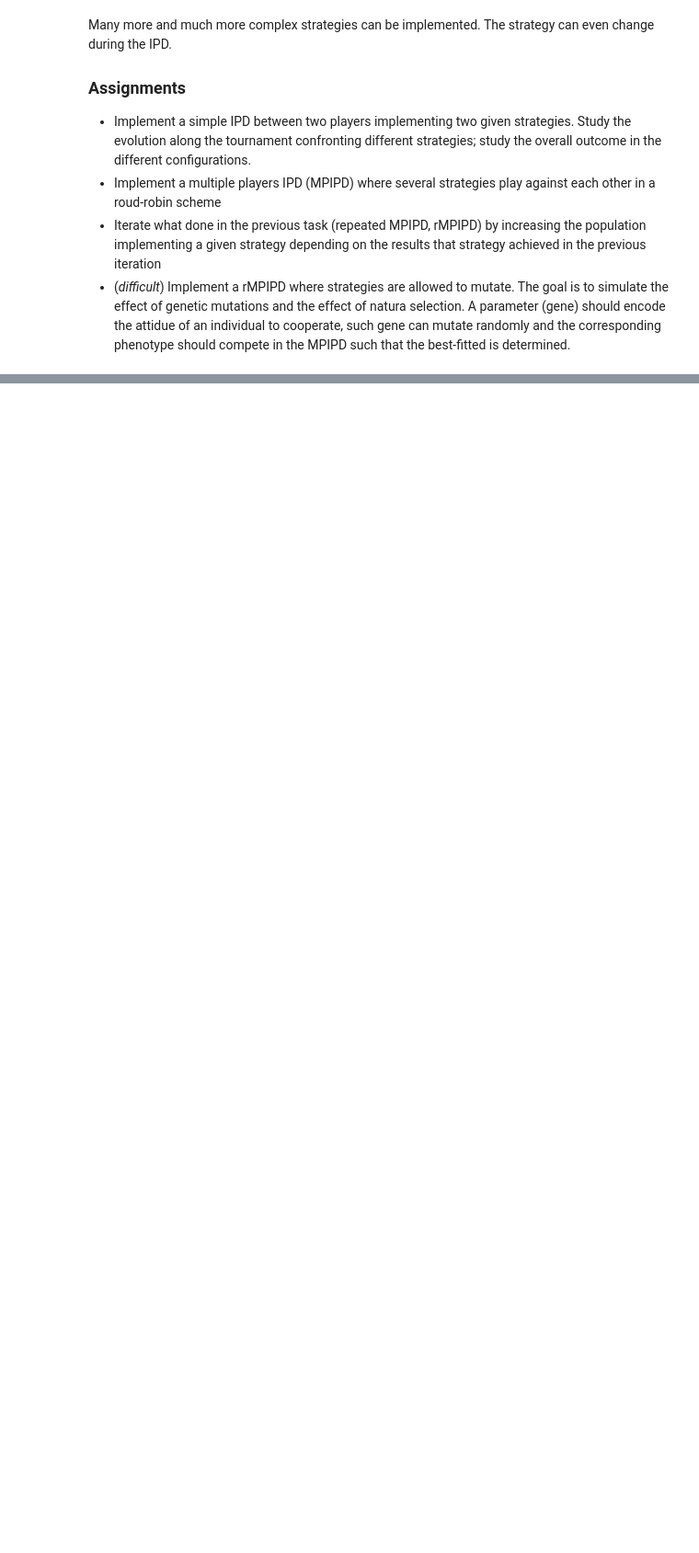
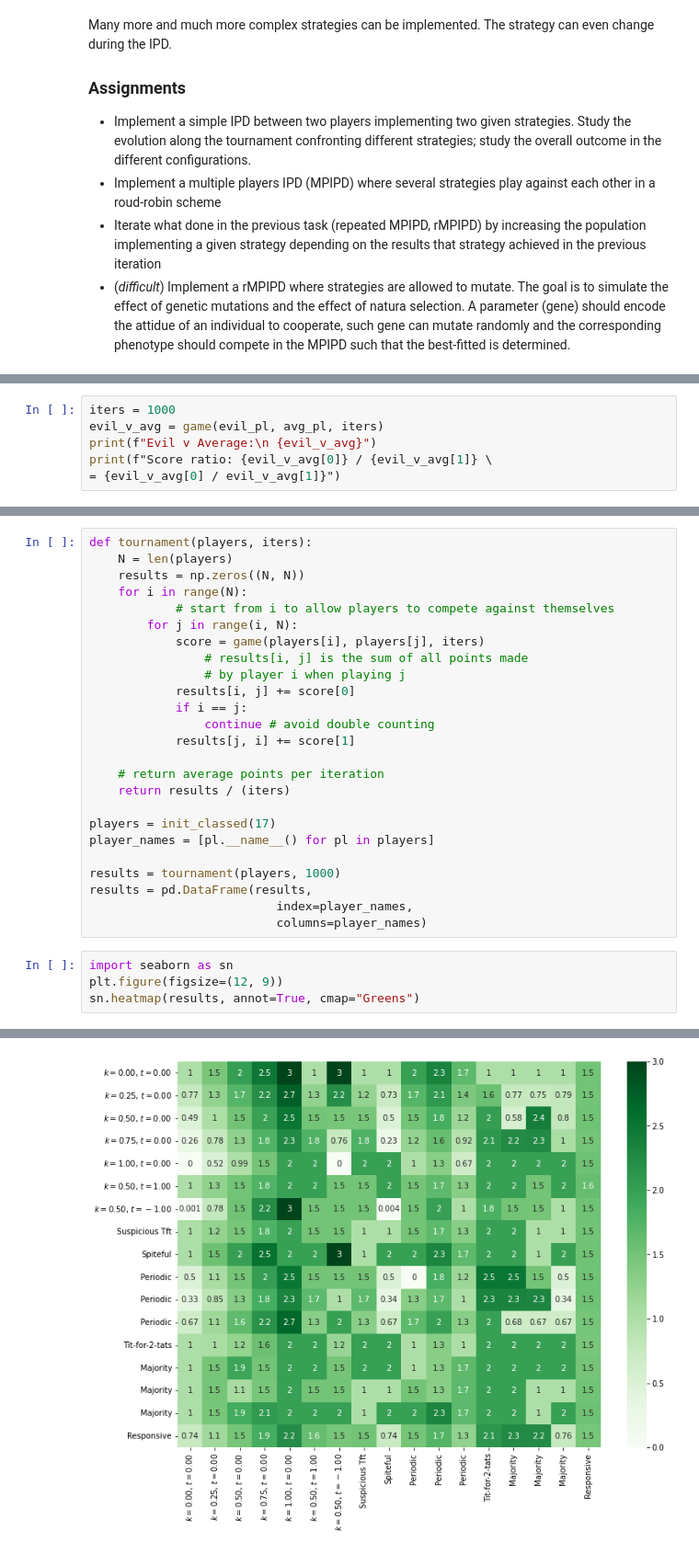
Before and after one commit to PhysicsOfData/LCP_projects_Y5, a Jupyter notebook: Project.ipynb, the cells around one changed output, grey strips where cells are left out. Shown at 92% size. Saved outputs shown, nothing was run; the diff lists cells and outputs as text; blank space fills up the shorter version.

```diff
--- a/Project.ipynb
+++ b/Project.ipynb
@@ -83,0 +170,6 @@ tt_guy = TftPlayer(0) # reacts with last opponent move
+# %%
+iters = 1000
+evil_v_avg = game(evil_pl, avg_pl, iters)
+print(f"Evil v Average:\n {evil_v_avg}")
+print(f"Score ratio: {evil_v_avg[0]} / {evil_v_avg[1]} \
+= {evil_v_avg[0] / evil_v_avg[1]}")
@@ -83,0 +187,30 @@ tt_guy = TftPlayer(0) # reacts with last opponent move
+# %%
+def tournament(players, iters):
+    N = len(players)
+    results = np.zeros((N, N))
+    for i in range(N):
+            # start from i to allow players to compete against themselves
+        for j in range(i, N):
+            score = game(players[i], players[j], iters)
+                # results[i, j] is the sum of all points made
+                # by player i when playing j
+            results[i, j] += score[0]
+            if i == j:
+                continue # avoid double counting
+            results[j, i] += score[1]
+
+    # return average points per iteration
+    return results / (iters)
+
+players = init_classed(17)
+player_names = [pl.__name__() for pl in players]
+
+results = tournament(players, 1000)
+results = pd.DataFrame(results,
+                          index=player_names,
+                          columns=player_names)
+# %%
+import seaborn as sn
+plt.figure(figsize=(12, 9))
+sn.heatmap(results, annot=True, cmap="Greens")
+# %% [output]
@@ -83,0 +218 @@ tt_guy = TftPlayer(0) # reacts with last opponent move
+[figure, added]
```
Also changed, not shown: parts of 28 cells of this notebook.
